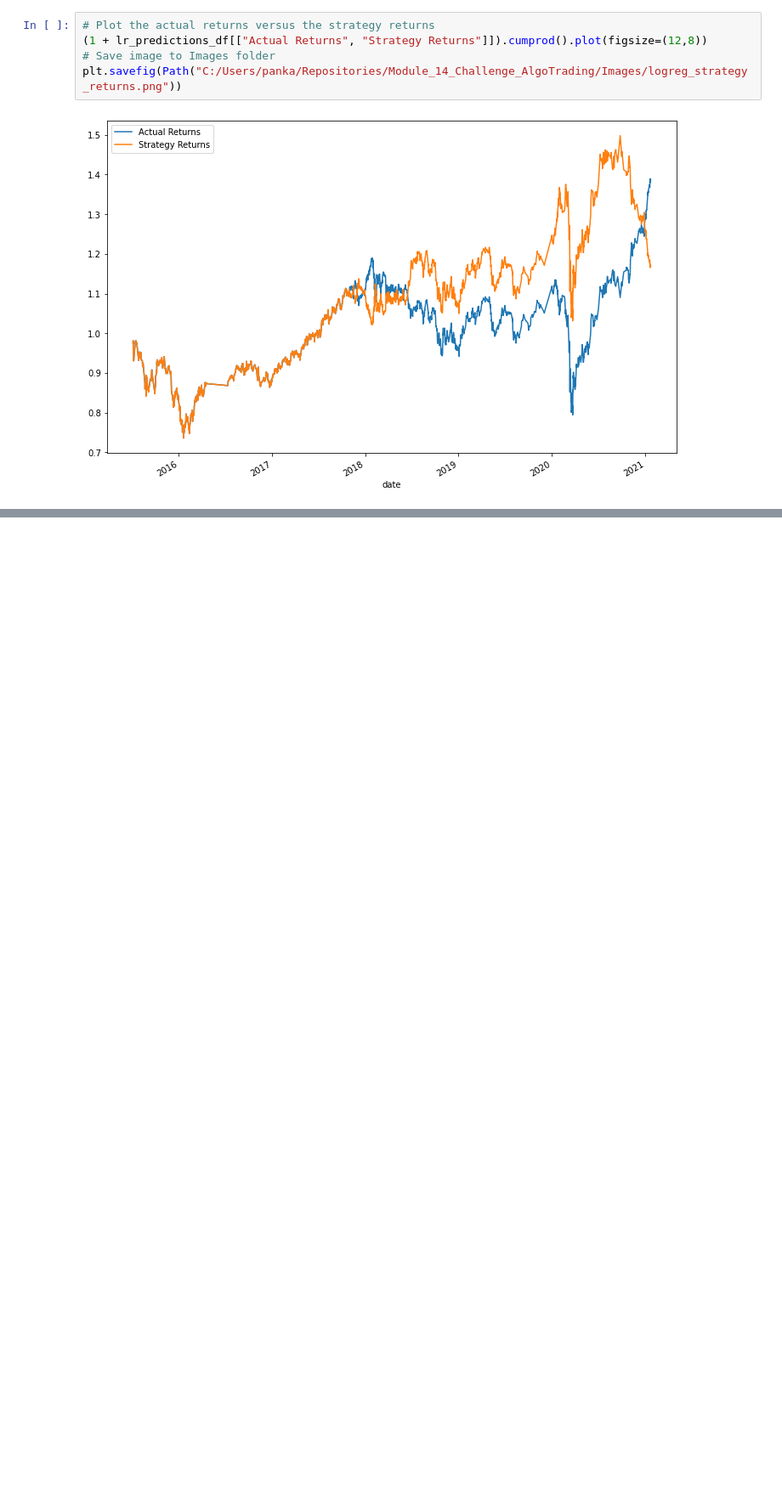
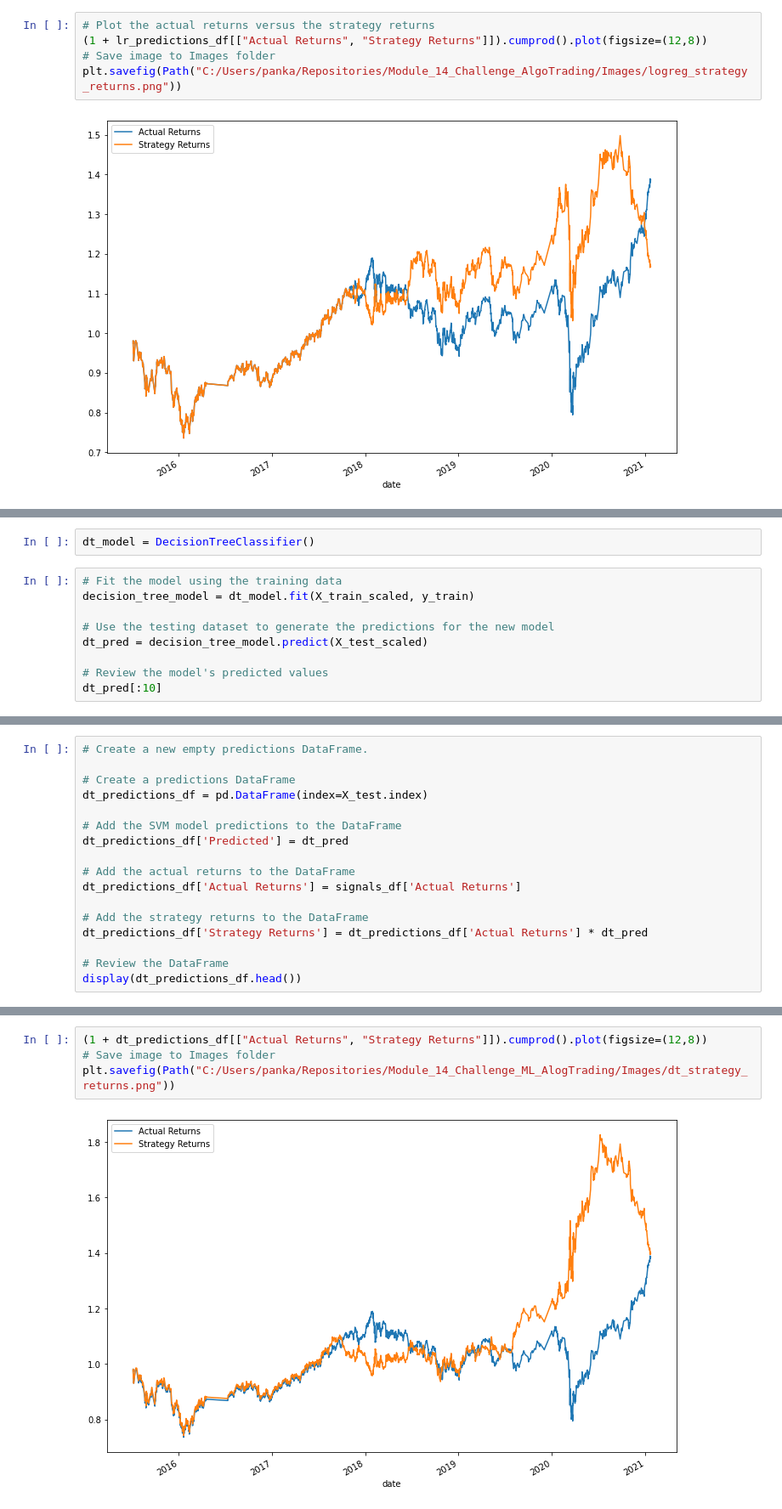
Before and after one commit to pankaj1070/ML_AlgoTrading, a Jupyter notebook: Code/Module_14_Challenge_Algotrading.ipynb, the cells around one changed output, grey strips where cells are left out. Shown at 85% size. Saved outputs shown, nothing was run; the diff lists cells and outputs as text; blank space fills up the shorter version.

```diff
--- a/Code/Module_14_Challenge_Algotrading.ipynb
+++ b/Code/Module_14_Challenge_Algotrading.ipynb
@@ -775,0 +779,11 @@ plt.savefig(Path("C:/Users/panka/Repositories/Module_14_Challenge_AlgoTrading/Im
+# %%
+dt_model = DecisionTreeClassifier()
+# %%
+# Fit the model using the training data
+decision_tree_model = dt_model.fit(X_train_scaled, y_train)
+
+# Use the testing dataset to generate the predictions for the new model
+dt_pred = decision_tree_model.predict(X_test_scaled)
+
+# Review the model's predicted values
+dt_pred[:10]
@@ -775,0 +807,17 @@ plt.savefig(Path("C:/Users/panka/Repositories/Module_14_Challenge_AlgoTrading/Im
+# %%
+# Create a new empty predictions DataFrame.
+
+# Create a predictions DataFrame
+dt_predictions_df = pd.DataFrame(index=X_test.index)
+
+# Add the SVM model predictions to the DataFrame
+dt_predictions_df['Predicted'] = dt_pred
+
+# Add the actual returns to the DataFrame
+dt_predictions_df['Actual Returns'] = signals_df['Actual Returns']
+
+# Add the strategy returns to the DataFrame
+dt_predictions_df['Strategy Returns'] = dt_predictions_df['Actual Returns'] * dt_pred
+
+# Review the DataFrame
+display(dt_predictions_df.head())
@@ -775,0 +832,6 @@ plt.savefig(Path("C:/Users/panka/Repositories/Module_14_Challenge_AlgoTrading/Im
+# %%
+(1 + dt_predictions_df[["Actual Returns", "Strategy Returns"]]).cumprod().plot(figsize=(12,8))
+# Save image to Images folder
+plt.savefig(Path("C:/Users/panka/Repositories/Module_14_Challenge_ML_AlogTrading/Images/dt_strategy_returns.png"))
+# %% [output]
+[figure, added]
```
Also changed, not shown: parts of 4 cells of this notebook, 2 other files.
